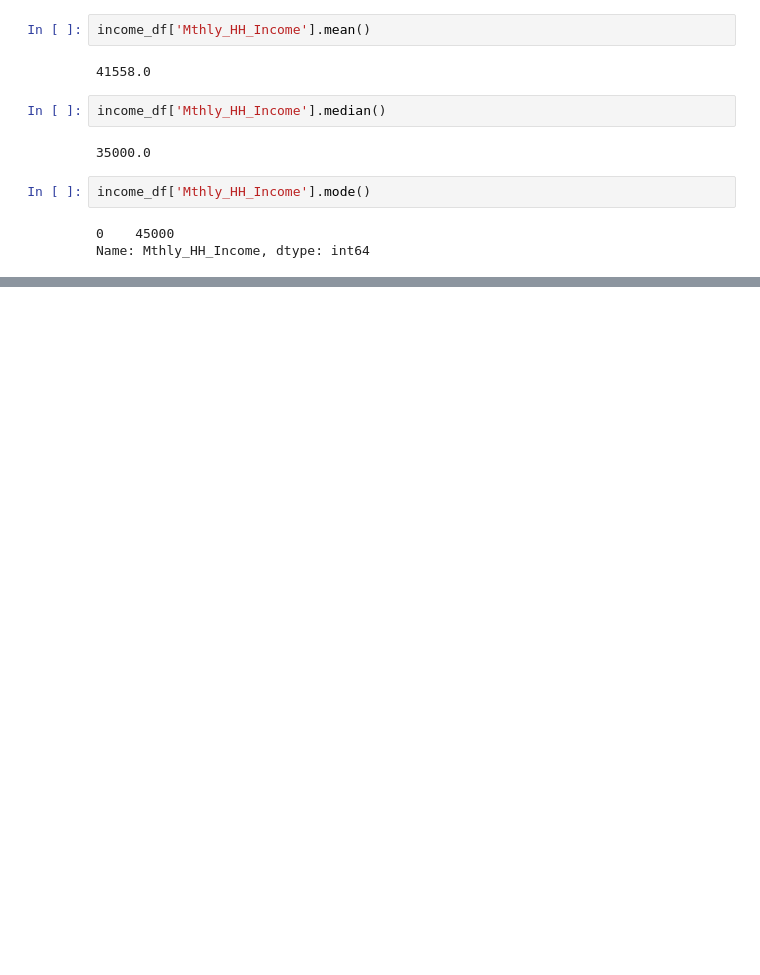
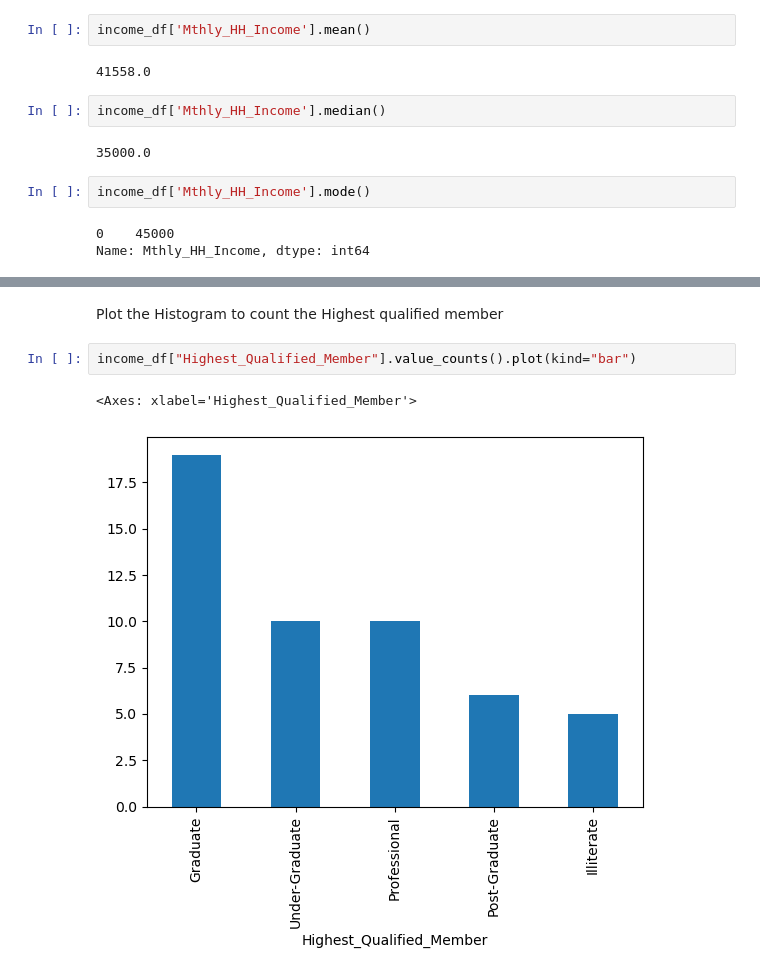
Before and after one commit to pmkmohan/EDA-and-Descriptive-STATs, a Jupyter notebook: DescriptiveStatics.ipynb, the cells around one changed output, grey strips where cells are left out. Cells and saved outputs as stored; diff of their text form; blank space fills up the shorter version.

```diff
--- a/DescriptiveStatics.ipynb
+++ b/DescriptiveStatics.ipynb
@@ -91,0 +116,7 @@ i
+# %% [markdown]
+Plot the Histogram to count the Highest qualified member
+# %%
+income_df["Highest_Qualified_Member"].value_counts().plot(kind="bar")
+# %% [output]
+<Axes: xlabel='Highest_Qualified_Member'>
+[figure, added]
```
Also changed, not shown: parts of 14 cells of this notebook.
